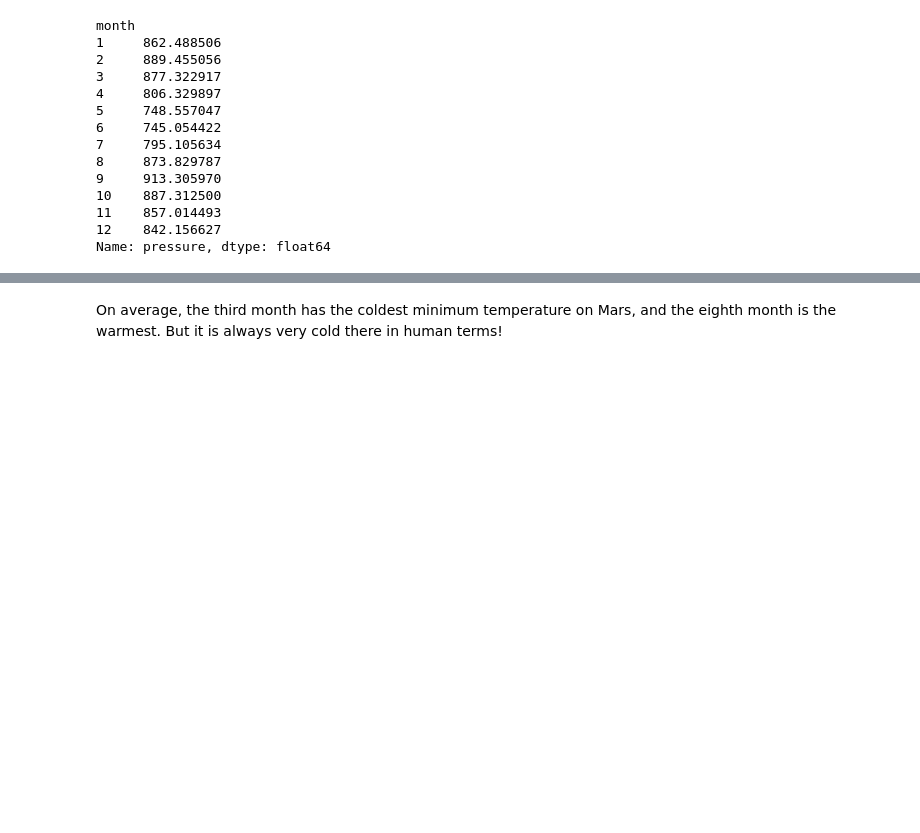
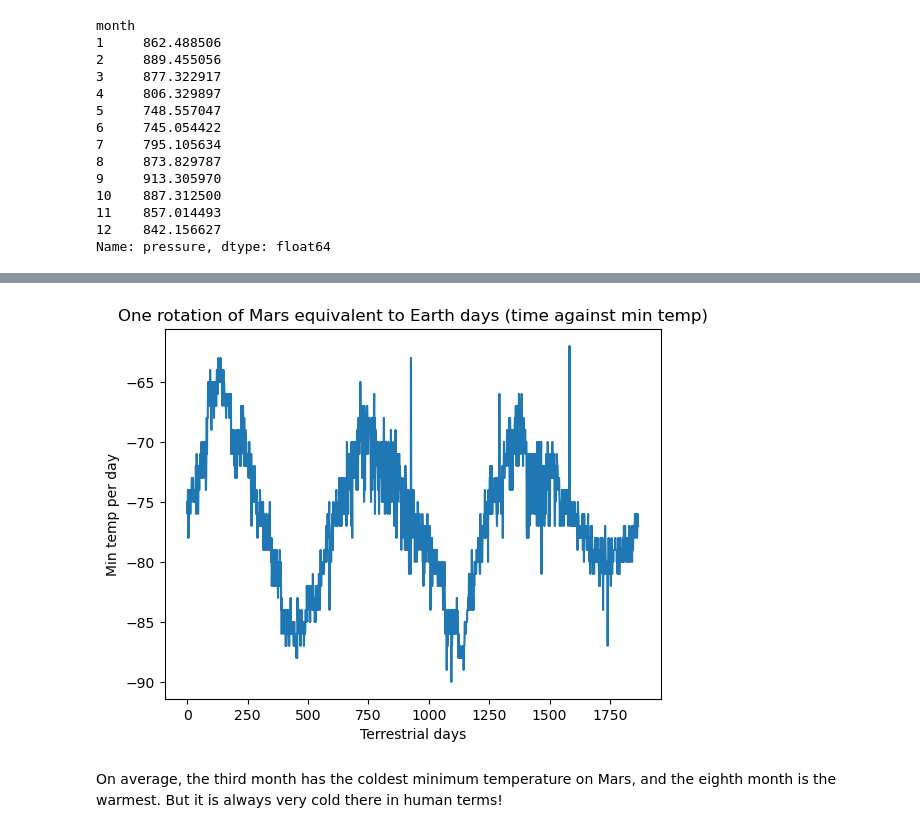
Before and after one commit to B-osborne1/soup-challenge, a Jupyter notebook: part_2_mars_weather.ipynb, the cells around one changed output, grey strips where cells are left out. Saved outputs shown, nothing was run; the diff lists cells and outputs as text; code cells hidden in the pictures; blank space fills up the shorter version.

```diff
--- a/part_2_mars_weather.ipynb
+++ b/part_2_mars_weather.ipynb
@@ -285,3 +274,13 @@ Name: pressure, dtype: float64
+# %%
+# 5. How many terrestrial (earth) days are there in a Martian year?
+plt.plot(mars_temp_df.index, mars_temp_df['min temp'])
+plt.xlabel("Terrestrial days")
+plt.ylabel("Min temp per day")
+plt.title("One rotation of Mars equivalent to Earth days (time against min temp)")
+plt.savefig('./Output/Graphs/earth_days_per_mars_year.png')
+plt.show()
+# %% [output]
+[figure, added]
 # %% [markdown]
 On average, the third month has the coldest minimum temperature on Mars, and the eighth month is the warmest. But it is always very cold there in human terms!
 # %% [markdown]
```
Also changed, not shown: parts of 13 cells of this notebook, 6 other files.
